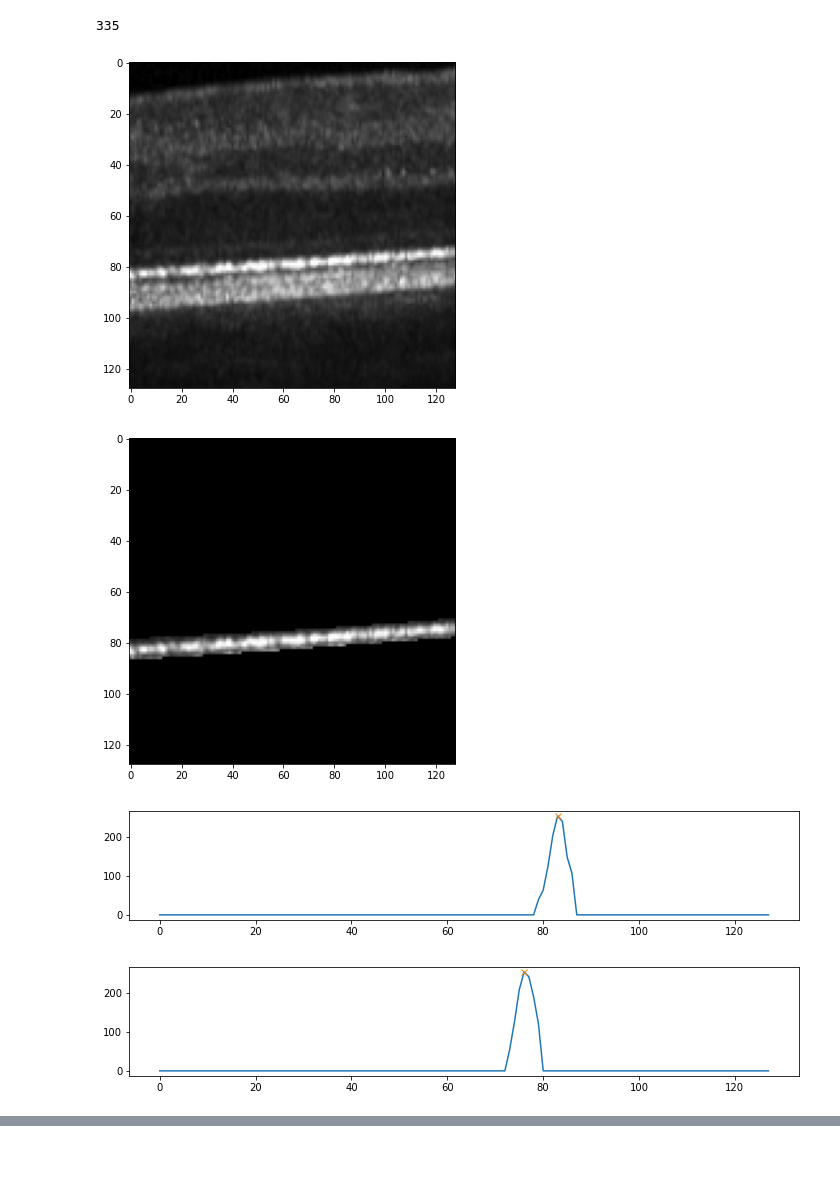
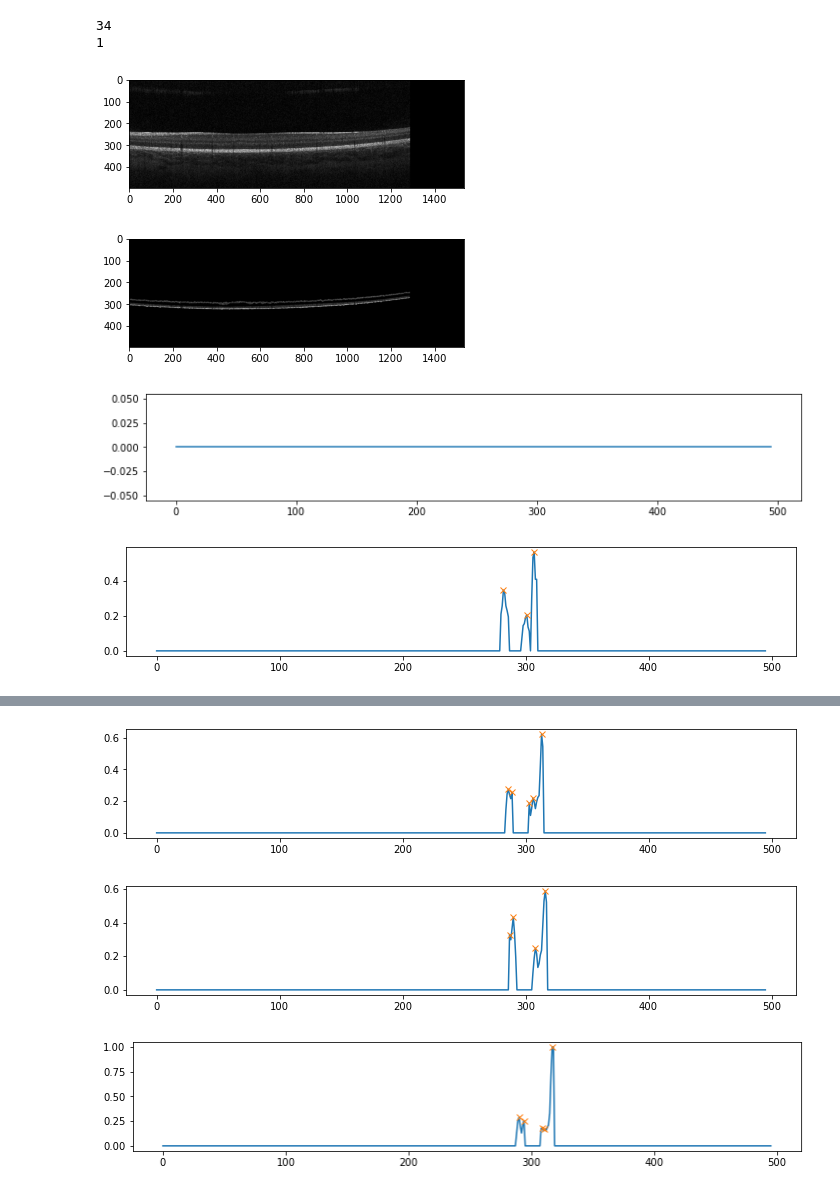
Before and after one commit to alonso59/oct_segmentation, a Jupyter notebook: notebooks/get_peaks.ipynb, the cells around one changed output, grey strips where cells are left out. Cells and saved outputs as stored; diff of their text form; code cells hidden in the pictures; blank space fills up the shorter version.

```diff
--- a/notebooks/get_peaks.ipynb
+++ b/notebooks/get_peaks.ipynb
@@ -7,7 +7,7 @@ from eyepy.core.base import Oct
 # %%
 def vol_files(name):
     # print(name)
-    vol_filename = os.path.join('../OCT_DATASET/dataset/OCT3', name + '.vol')
+    vol_filename = os.path.join('../dataset/OCT3', name + '.vol')
     oct_read = Oct.from_heyex_vol(vol_filename)
     return oct_read
 
@@ -45,8 +45,8 @@ def crop_overlap(file, img, msk):
     j = 1
     k = 0
 
-    image = np.array(Image.open(img))
-    mask = np.array(Image.open(msk))
+    image = np.array(np.load(img))
+    mask = np.array(np.load(msk))
     size = 25
     shift = 64
     for i in range(image.shape[1]//2, image.shape[1], 15):
@@ -73,17 +73,17 @@ def get_filenames(path, ext):
             X0.append(os.path.join(path, i))
     return X0
 # %%
-pathI = '../dataset/224_3C/Images_val_large'
-pathM = '../dataset/224_3C/Masks_val_large'
-filenamesI = get_filenames(pathI, 'tiff')
-filenamesM = get_filenames(pathM, 'tiff')
+pathI = '../dataset/128_OPL_EZ_ELM_ones/train/Images'
+pathM = '../dataset/128_OPL_EZ_ELM_ones/train/Masks'
+filenamesI = get_filenames(pathI, 'npy')
+filenamesM = get_filenames(pathM, 'npy')
 # filenamesI = 'dataset/224_3C/Images_val_large/Anonym_3_1933.tiff'
 # filenamesM = 'dataset/224_3C/Masks_val_large/Anonym_3_1933.tiff'
 
 
 pick = np.random.randint(0, len(filenamesI))
 filename = os.path.split(os.path.splitext(filenamesI[pick])[0])[1]
-image_orig = Image.open(filenamesI[pick])
+image_orig = np.load(filenamesI[pick])
 plt.figure(figsize=(12, 7))
 x1, y1 = [np.array(image_orig).shape[1]//2, np.array(image_orig).shape[1]//2], [0, 496]
 plt.plot(x1, y1, 'y-')
@@ -126,10 +126,9 @@ IRD_RPE65_01_I_81_0
 # %%
+import os
 import numpy as np
 import matplotlib.pyplot as plt
+
 from PIL import Image
-import os
-from scipy.interpolate import interp1d
-import matplotlib.pyplot as plt
 from scipy.signal import find_peaks
 from skimage.restoration import denoise_tv_chambolle
 
@@ -155,21 +154,21 @@ def get_filenames(path, ext):
             X0.append(os.path.join(path, i))
     return X0
 
-fileImages = get_filenames('../OCT_DATASET/dataset/PatientIDs128_EZ/val/Images/images_patches', 'npy')
-fileMasks = get_filenames('../OCT_DATASET/dataset/PatientIDs128_EZ/val/Masks/masks_patches', 'npy')
+fileImages = get_filenames('../dataset/128_OPL_EZ_ELM_ones/val/Images', 'npy')
+fileMasks = get_filenames('../dataset/128_OPL_EZ_ELM_ones/val/Masks', 'npy')
 print(len(fileImages))
-pick = 20
+pick = 1
 # img = Image.open('dataset/128_3C_May/Images/' + filename)
 # msk = Image.open('dataset/128_3C_May/Masks/' + filename)
 img = np.load(fileImages[pick])
 msk = np.load(fileMasks[pick])
 msk = ((np.array(msk, dtype='uint8')))
 
-img = gray_gamma(img)
+# img = gray_gamma(img)
 # img = tv_denoising(img)
 mul = img
-mul = np.multiply(img, msk)
-
+mul = np.multiply(img, msk) / 255.
+print(np.max(msk))
 plt.figure(figsize=(6,6))
 plt.imshow(img, cmap='gray')
 # plt.axis('off')
@@ -203,43 +202,44 @@ def get_max1_max2(img):
             matrix_mean[j] = window[j, :].mean()
         int_prof_x.append(matrix_mean)
 
-    for t in range(0, np.array(int_prof_x).shape[0], 100):
+    for t in range(0, np.array(int_prof_x).shape[0], 50):
         intensity = np.array(int_prof_x)[t, :]
         peaks, _ = find_peaks(intensity, height=0)
         y = np.arange(img.shape[0])
         fig, ax = plt.subplots(nrows=1, ncols=1)
         fig.set_figheight(2)
         fig.set_figwidth(12)
         ax.plot(y, intensity)
         ax.plot(peaks, intensity[peaks], "x")
 
     Z_INT = np.array(int_prof_x)
     x_int = np.arange(Z_INT.shape[1])
     y_int = np.arange(Z_INT.shape[0])
     X_INT, Y_INT = np.meshgrid(x_int, y_int)
     fig = plt.figure(figsize=(12,8), dpi=96)
     ax = plt.axes(projection='3d')
     ax.contour3D(X_INT, Y_INT, Z_INT, 100, cmap='jet')
     ax.set_xlabel('y')
     ax.set_ylabel('x')
     ax.set_zlabel('Pixel value');
     ax.view_init(35, -115)
     max1 = np.array(max1)
     max2 = np.array(max2)
     x1 = max1[:, 1]
     y1 = max1[:, 0]
     x2 = max2[:, 1]
     y2 = max2[:, 0]
 
 
-    return x1, x2, y1, y2
+    return x1, x2, y1, y2, Z_INT
 
 
 
-x1, x2, y1, y2,  = get_max1_max2(mul)
+x1, x2, y1, y2, int_prof  = get_max1_max2(mul)
 # %% [output]
-335
+34
+1
-[figure, old version]
+[figure, new version]
-[figure, old version]
+[figure, new version]
-[figure, old version]
+[figure, new version]
-[figure, old version]
+[figure, new version]
@@ -246,0 +247,3 @@ x1, x2, y1, y2,  = get_max1_max2(mul)
+[figure, added]
+[figure, added]
+[figure, added]
```
Also changed, not shown: parts of 3 cells of this notebook, 14 other files.
